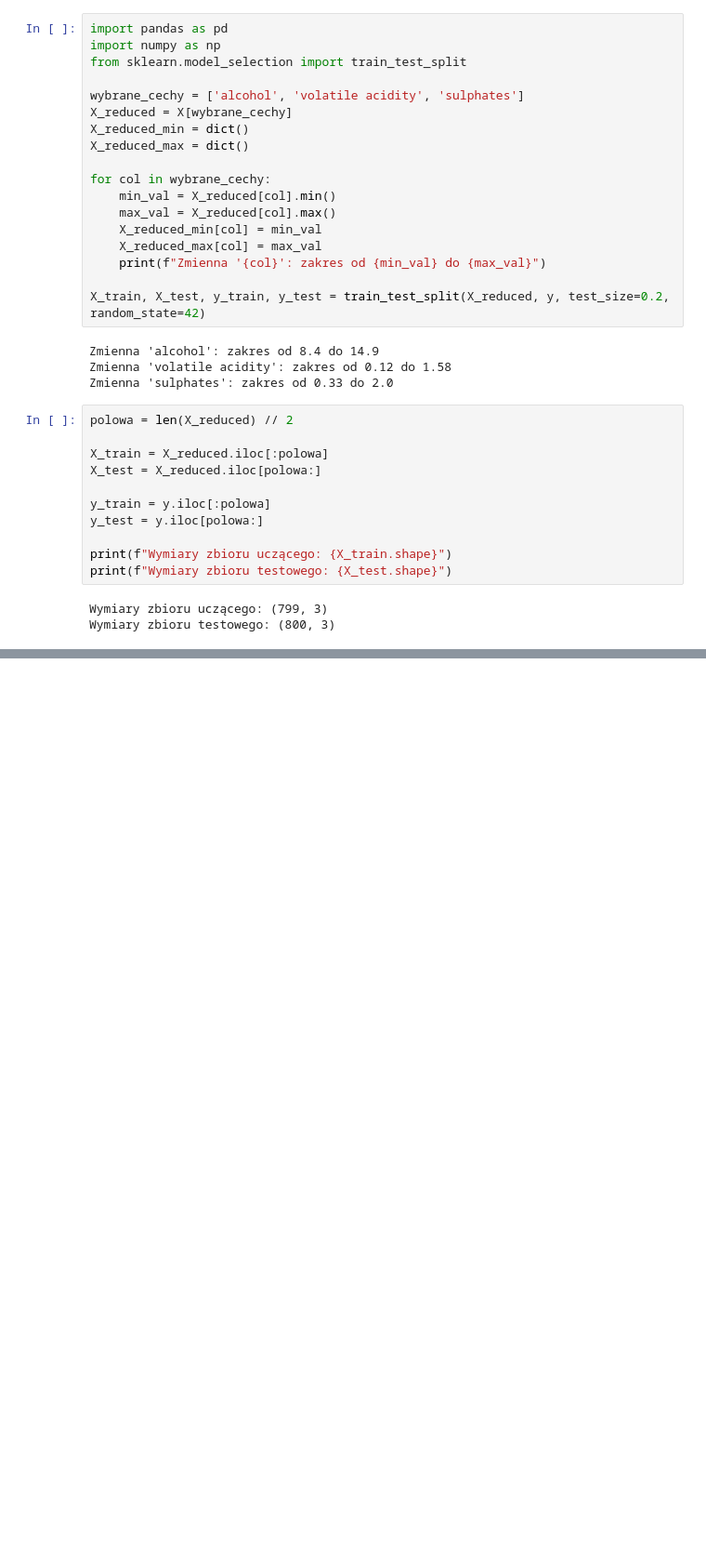
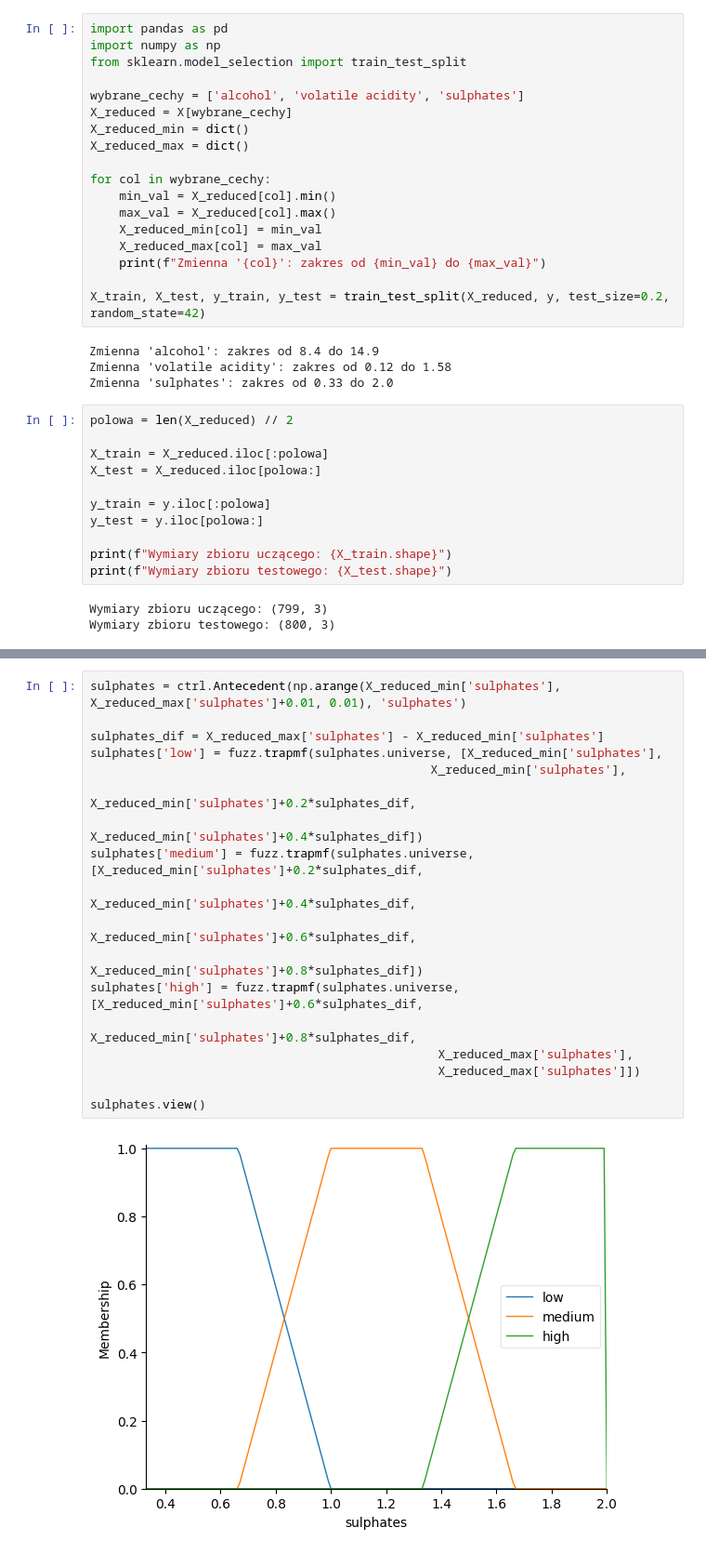
Before and after one commit to lisciu24/MIO-fuzzy-logic, a Jupyter notebook: MIO_project.ipynb, the cells around one changed output, grey strips where cells are left out. Shown at 93% size. Cells and saved outputs as stored; diff of their text form; blank space fills up the shorter version.

```diff
--- a/MIO_project.ipynb
+++ b/MIO_project.ipynb
@@ -165,0 +180,20 @@ sulphates = ctrl.Antecedent(np.arrange(X_reduced_min['sulphates'], X_reduced_max
+# %%
+sulphates = ctrl.Antecedent(np.arange(X_reduced_min['sulphates'], X_reduced_max['sulphates']+0.01, 0.01), 'sulphates')
+
+sulphates_dif = X_reduced_max['sulphates'] - X_reduced_min['sulphates']
+sulphates['low'] = fuzz.trapmf(sulphates.universe, [X_reduced_min['sulphates'],
+                                               X_reduced_min['sulphates'],
+                                               X_reduced_min['sulphates']+0.2*sulphates_dif,
+                                               X_reduced_min['sulphates']+0.4*sulphates_dif])
+sulphates['medium'] = fuzz.trapmf(sulphates.universe, [X_reduced_min['sulphates']+0.2*sulphates_dif,
+                                                  X_reduced_min['sulphates']+0.4*sulphates_dif,
+                                                  X_reduced_min['sulphates']+0.6*sulphates_dif,
+                                                  X_reduced_min['sulphates']+0.8*sulphates_dif])
+sulphates['high'] = fuzz.trapmf(sulphates.universe, [X_reduced_min['sulphates']+0.6*sulphates_dif,
+                                                X_reduced_min['sulphates']+0.8*sulphates_dif,
+                                                X_reduced_max['sulphates'],
+                                                X_reduced_max['sulphates']])
+
+sulphates.view()
+# %% [output]
+[figure, added]
```
Also changed, not shown: parts of 4 cells of this notebook.
